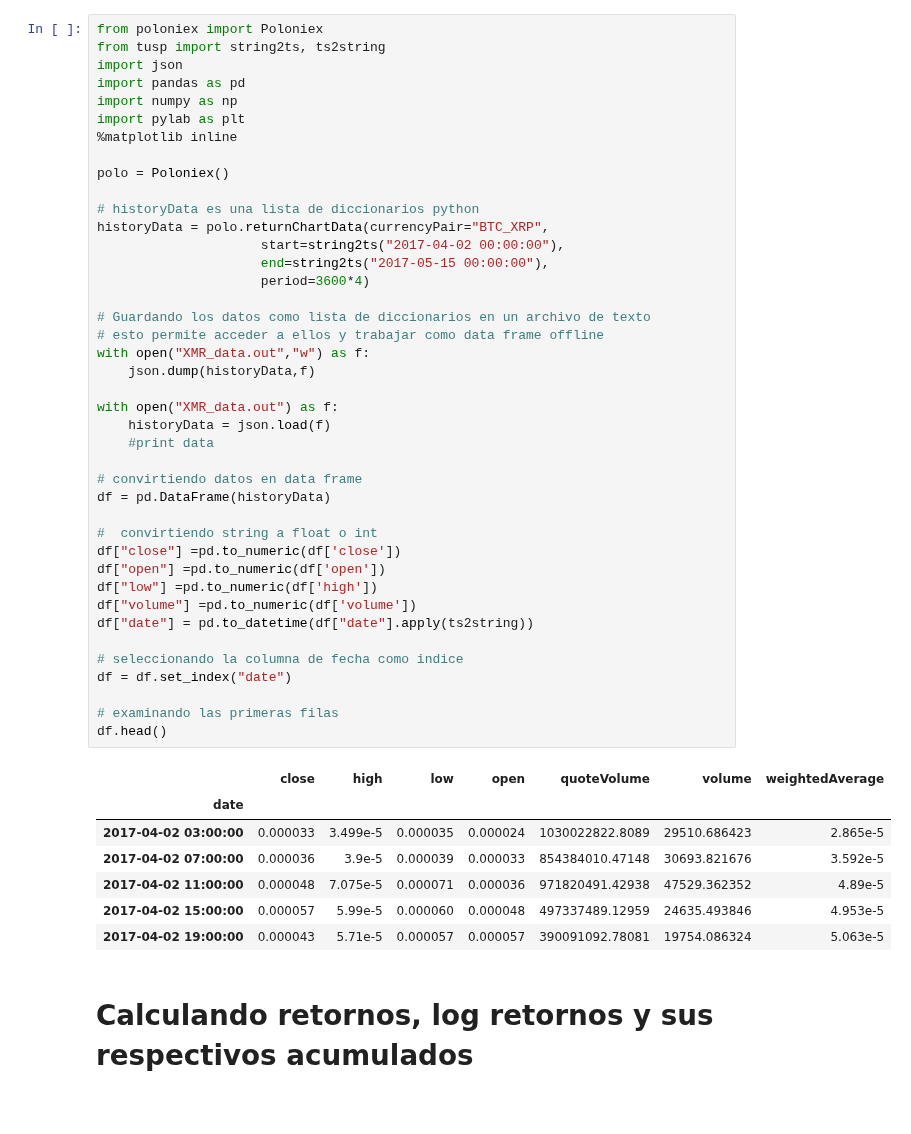
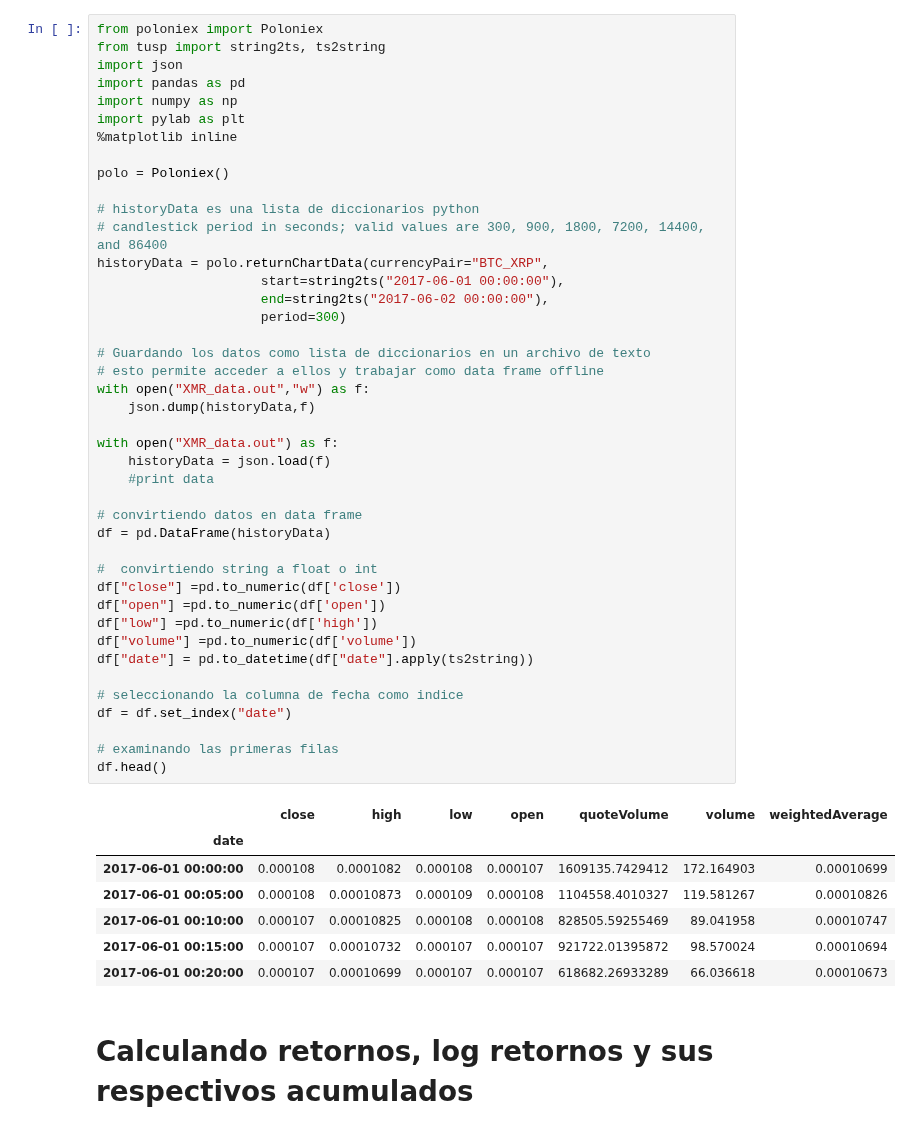
Before and after one commit to ADCryptoSolutions/adcb, a Jupyter notebook: Bot organizado.ipynb, the cells around one changed output. Saved outputs shown, nothing was run; the diff lists cells and outputs as text.

```diff
--- a/Bot organizado.ipynb
+++ b/Bot organizado.ipynb
@@ -10,43 +10,44 @@ import pylab as plt
 polo = Poloniex()
 
 # historyData es una lista de diccionarios python
+# candlestick period in seconds; valid values are 300, 900, 1800, 7200, 14400, and 86400
 historyData = polo.returnChartData(currencyPair="BTC_XRP",
-                     start=string2ts("2017-04-02 00:00:00"),
-                     end=string2ts("2017-05-15 00:00:00"),
-                     period=3600*4)
+                     start=string2ts("2017-06-01 00:00:00"),
+                     end=string2ts("2017-06-02 00:00:00"),
+                     period=300)
 
 # Guardando los datos como lista de diccionarios en un archivo de texto
 # esto permite acceder a ellos y trabajar como data frame offline
 with open("XMR_data.out","w") as f:
     json.dump(historyData,f)
 
 with open("XMR_data.out") as f:
     historyData = json.load(f)
     #print data
 
 # convirtiendo datos en data frame
 df = pd.DataFrame(historyData)
 
 #  convirtiendo string a float o int
 df["close"] =pd.to_numeric(df['close'])
 df["open"] =pd.to_numeric(df['open'])
 df["low"] =pd.to_numeric(df['high'])
 df["volume"] =pd.to_numeric(df['volume'])
 df["date"] = pd.to_datetime(df["date"].apply(ts2string))
 
 # seleccionando la columna de fecha como indice
 df = df.set_index("date")
 
 # examinando las primeras filas
 df.head()
 # %% [output]
 |  | close | high | low | open | quoteVolume | volume | weightedAverage |
 | date |  |  |  |  |  |  |  |
-| 2017-04-02 03:00:00 | 0.000033 | 3.499e-5 | 0.000035 | 0.000024 | 1030022822.8089 | 29510.686423 | 2.865e-5 |
-| 2017-04-02 07:00:00 | 0.000036 | 3.9e-5 | 0.000039 | 0.000033 | 854384010.47148 | 30693.821676 | 3.592e-5 |
-| 2017-04-02 11:00:00 | 0.000048 | 7.075e-5 | 0.000071 | 0.000036 | 971820491.42938 | 47529.362352 | 4.89e-5 |
-| 2017-04-02 15:00:00 | 0.000057 | 5.99e-5 | 0.000060 | 0.000048 | 497337489.12959 | 24635.493846 | 4.953e-5 |
-| 2017-04-02 19:00:00 | 0.000043 | 5.71e-5 | 0.000057 | 0.000057 | 390091092.78081 | 19754.086324 | 5.063e-5 |
+| 2017-06-01 00:00:00 | 0.000108 | 0.0001082 | 0.000108 | 0.000107 | 1609135.7429412 | 172.164903 | 0.00010699 |
+| 2017-06-01 00:05:00 | 0.000108 | 0.00010873 | 0.000109 | 0.000108 | 1104558.4010327 | 119.581267 | 0.00010826 |
+| 2017-06-01 00:10:00 | 0.000107 | 0.00010825 | 0.000108 | 0.000108 | 828505.59255469 | 89.041958 | 0.00010747 |
+| 2017-06-01 00:15:00 | 0.000107 | 0.00010732 | 0.000107 | 0.000107 | 921722.01395872 | 98.570024 | 0.00010694 |
+| 2017-06-01 00:20:00 | 0.000107 | 0.00010699 | 0.000107 | 0.000107 | 618682.26933289 | 66.036618 | 0.00010673 |
 # %% [markdown]
 # Calculando retornos, log retornos y sus respectivos acumulados
 # %%
```
Also changed, not shown: parts of 6 cells of this notebook, 7 other files.
